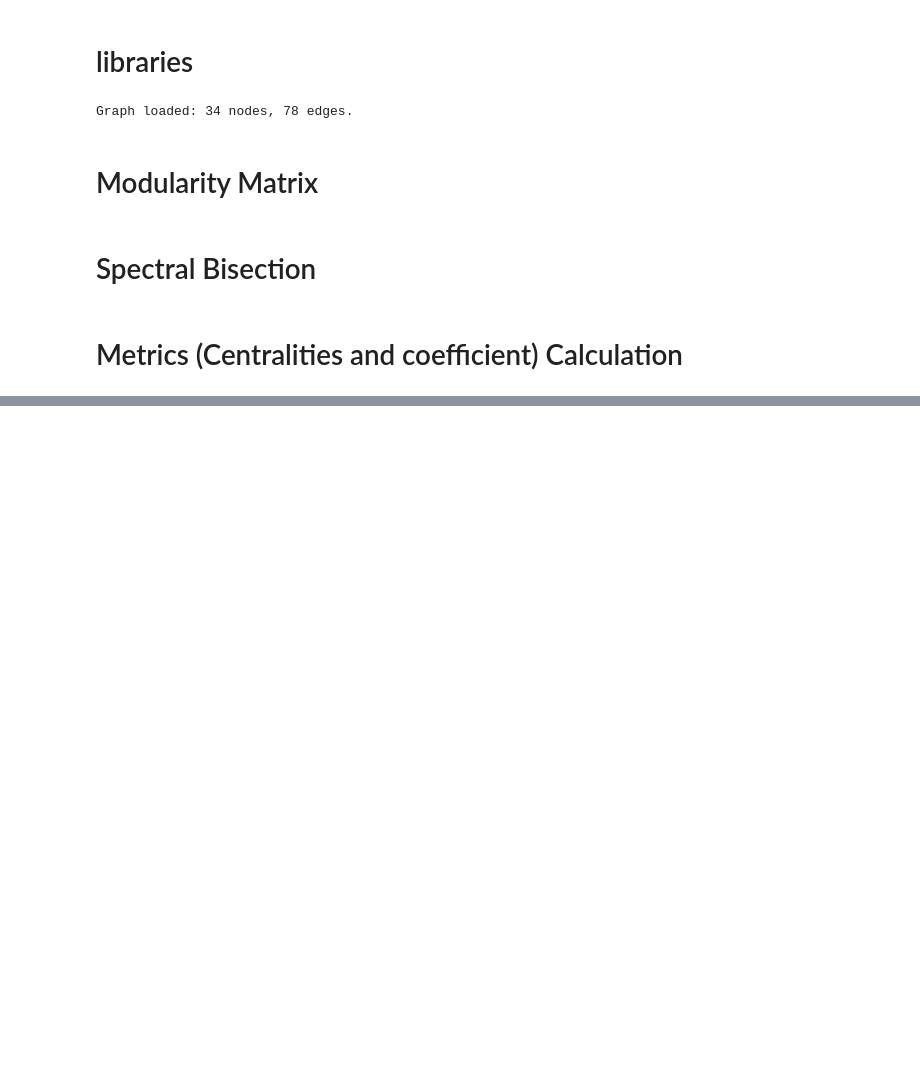
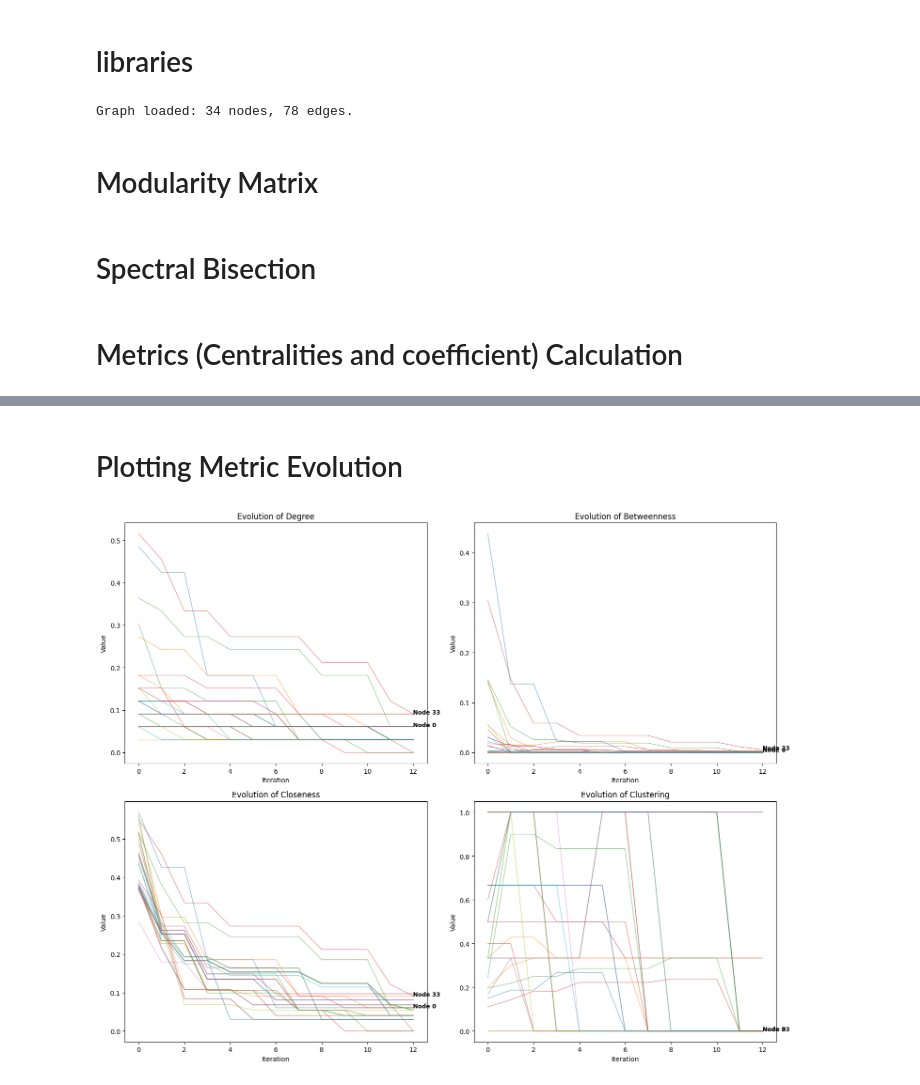
Before and after one commit to 21Blix/DSC-212-Karate-Club-Modularity-Graph, a Jupyter notebook: assignment.ipynb, the cells around one changed output, grey strips where cells are left out. Saved outputs shown, nothing was run; the diff lists cells and outputs as text; code cells hidden in the pictures; blank space fills up the shorter version.

```diff
--- a/assignment.ipynb
+++ b/assignment.ipynb
@@ -81,0 +184,27 @@ def compute_metrics(G_current, iteration_idx, metrics_history):
+# %% [markdown]
+# Plotting Metric Evolution
+# %%
+fig, axes = plt.subplots(2, 2, figsize=(15, 12))
+metric_names = ['degree', 'betweenness', 'closeness', 'clustering']
+
+for i, ax in enumerate(axes.flat):
+    m_name = metric_names[i]
+    ax.set_title(f"Evolution of {m_name.capitalize()}")
+    ax.set_xlabel("Iteration")
+    ax.set_ylabel("Value")
+
+    # Ploting a line for each node
+    for node in G.nodes():
+        data = metrics_history[m_name][node]
+        if data:
+            x_vals, y_vals = zip(*data)
+            ax.plot(x_vals, y_vals, alpha=0.5, linewidth=1)
+
+            # Label key nodes
+            if node == 0 or node == 33:
+                ax.text(x_vals[-1], y_vals[-1], f"Node {node}", fontsize=9, fontweight='bold')
+
+plt.tight_layout()
+plt.show()
+# %% [output]
+[figure, added]
```
Also changed, not shown: parts of 3 cells of this notebook.
